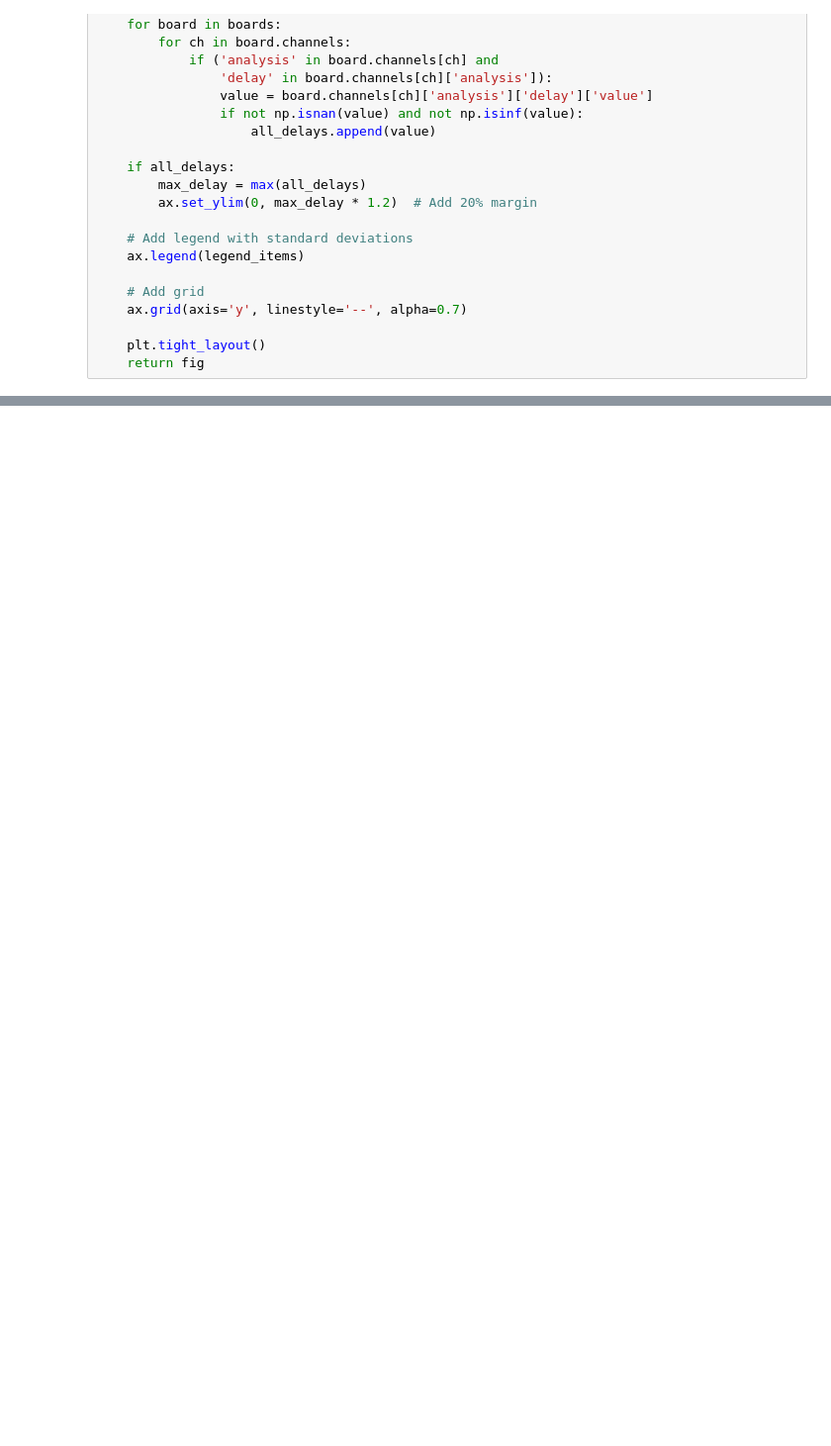
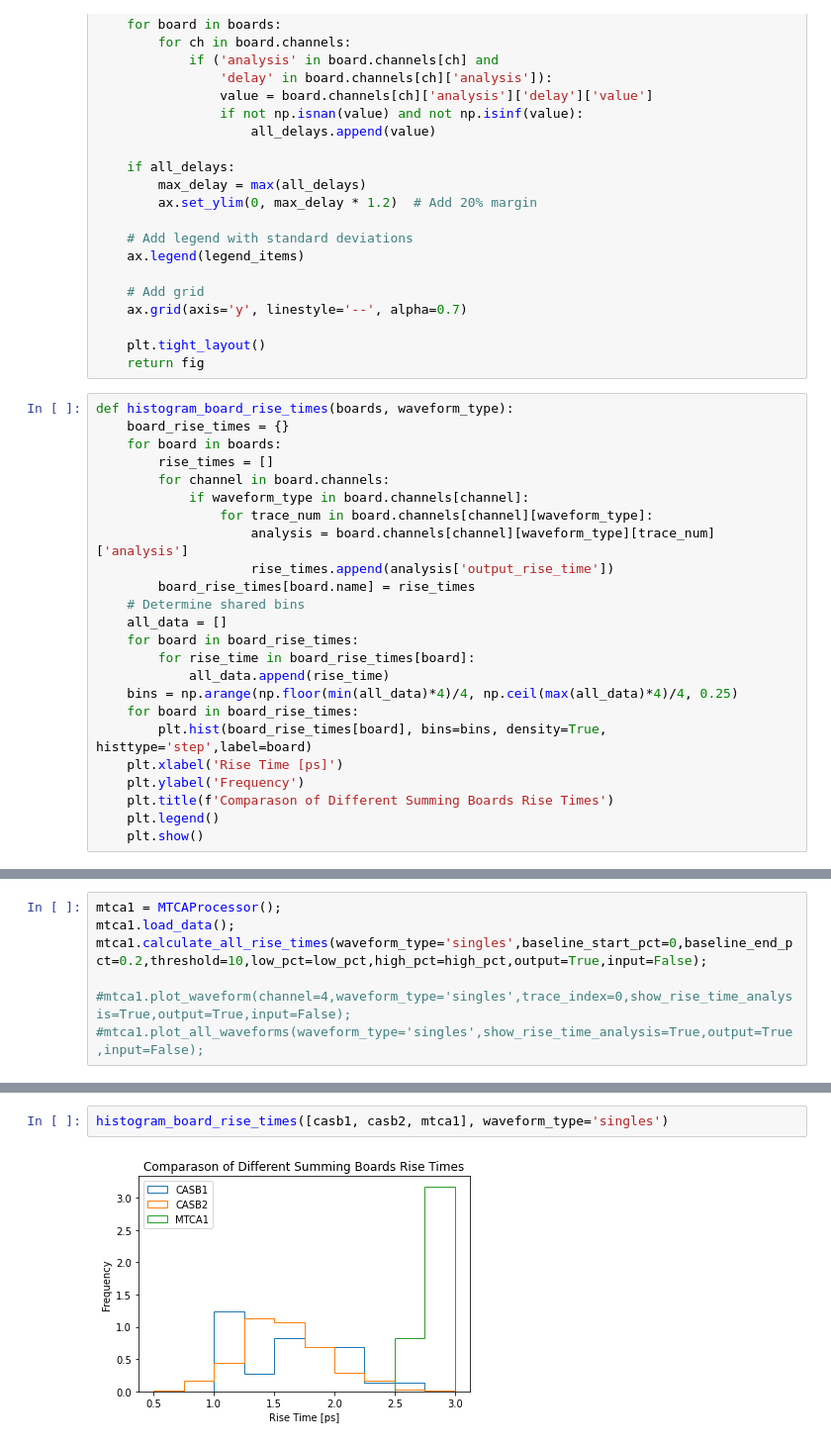
Before and after one commit to hbjamin/casb-calibration, a Jupyter notebook: analysis/test2.ipynb, the cells around one changed output, grey strips where cells are left out. Shown at 99% size. Drawn from its saved outputs; the diff is of its cells as text; blank space fills up the shorter version.

```diff
--- a/analysis/test2.ipynb
+++ b/analysis/test2.ipynb
@@ -1141,3 +857,27 @@ def plot_combined_delays(boards, waveform_type='averages', trace_index=0, highli
 
     plt.tight_layout()
     return fig
+# %%
+def histogram_board_rise_times(boards, waveform_type):
+    board_rise_times = {}
+    for board in boards:
+        rise_times = []
+        for channel in board.channels:
+            if waveform_type in board.channels[channel]:
+                for trace_num in board.channels[channel][waveform_type]:
+                    analysis = board.channels[channel][waveform_type][trace_num]['analysis']
+                    rise_times.append(analysis['output_rise_time'])
+        board_rise_times[board.name] = rise_times
+    # Determine shared bins
+    all_data = []
+    for board in board_rise_times:
+        for rise_time in board_rise_times[board]:
+            all_data.append(rise_time)
+    bins = np.arange(np.floor(min(all_data)*4)/4, np.ceil(max(all_data)*4)/4, 0.25)
+    for board in board_rise_times:
+        plt.hist(board_rise_times[board], bins=bins, density=True, histtype='step',label=board)
+    plt.xlabel('Rise Time [ps]')
+    plt.ylabel('Frequency')
+    plt.title(f'Comparason of Different Summing Boards Rise Times')
+    plt.legend()
+    plt.show()
@@ -1143,0 +909,7 @@ def plot_combined_delays(boards, waveform_type='averages', trace_index=0, highli
+# %%
+mtca1 = MTCAProcessor();
+mtca1.load_data();
+mtca1.calculate_all_rise_times(waveform_type='singles',baseline_start_pct=0,baseline_end_pct=0.2,threshold=10,low_pct=low_pct,high_pct=high_pct,output=True,input=False);
+
+#mtca1.plot_waveform(channel=4,waveform_type='singles',trace_index=0,show_rise_time_analysis=True,output=True,input=False);
+#mtca1.plot_all_waveforms(waveform_type='singles',show_rise_time_analysis=True,output=True,input=False);
@@ -1144,3 +919,7 @@ def plot_combined_delays(boards, waveform_type='averages', trace_index=0, highli
+# %%
+histogram_board_rise_times([casb1, casb2, mtca1], waveform_type='singles')
+# %% [output]
+[figure, added]
 # %%
 
 
```
Also changed, not shown: parts of 12 cells of this notebook, 6 other files.
